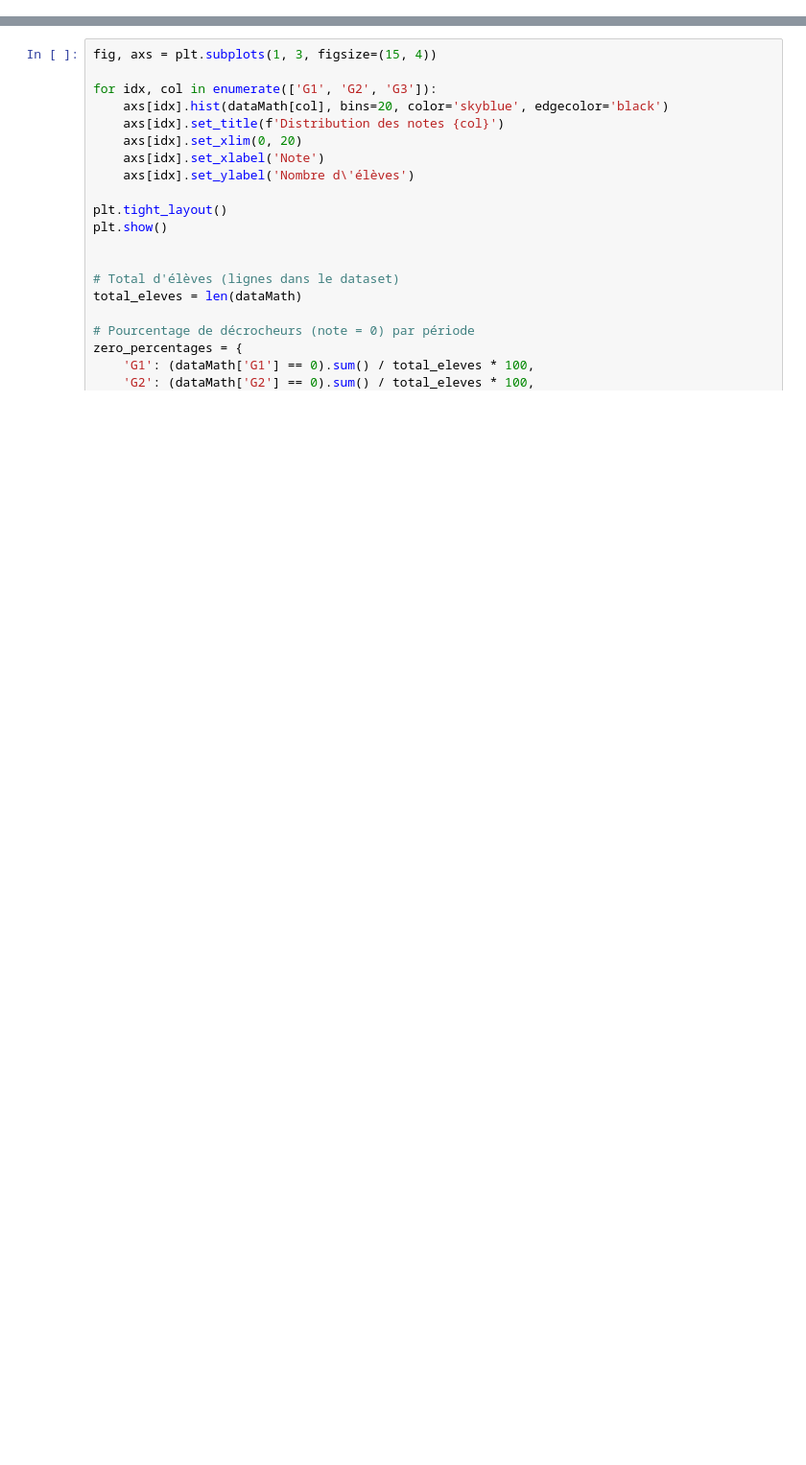
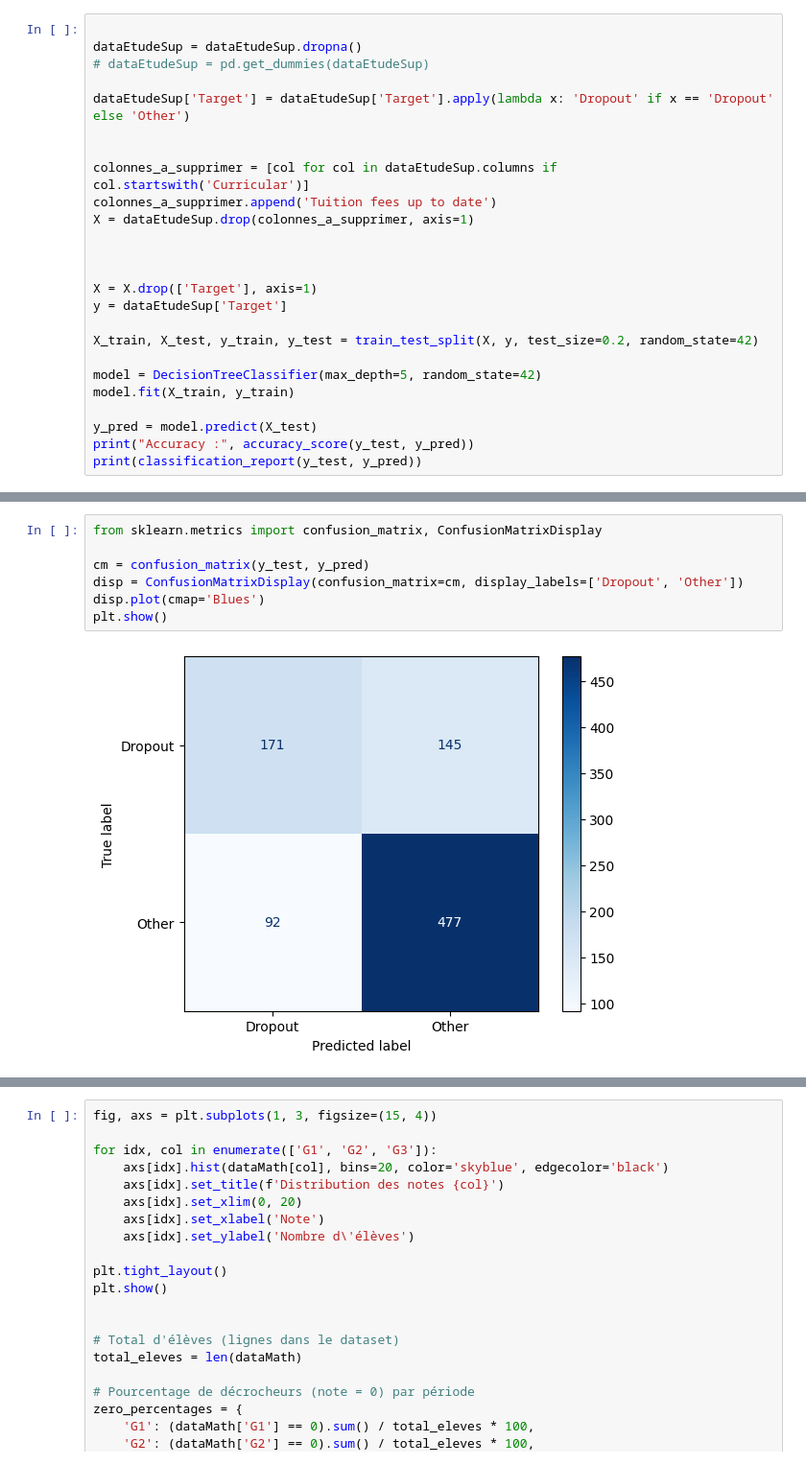
Before and after one commit to rjonathan/du-mlia, a Jupyter notebook: script1.ipynb, the cells around one changed output, grey strips where cells are left out. Shown at 96% size. Saved outputs shown, nothing was run; the diff lists cells and outputs as text; blank space fills up the shorter version.

```diff
--- a/script1.ipynb
+++ b/script1.ipynb
@@ -35,0 +176,25 @@ plt.show()
+# %%
+
+dataEtudeSup = dataEtudeSup.dropna()
+# dataEtudeSup = pd.get_dummies(dataEtudeSup)
+
+dataEtudeSup['Target'] = dataEtudeSup['Target'].apply(lambda x: 'Dropout' if x == 'Dropout' else 'Other')
+
+
+colonnes_a_supprimer = [col for col in dataEtudeSup.columns if col.startswith('Curricular')]
+colonnes_a_supprimer.append('Tuition fees up to date')
+X = dataEtudeSup.drop(colonnes_a_supprimer, axis=1)
+
+
+
+X = X.drop(['Target'], axis=1)
+y = dataEtudeSup['Target']
+
+X_train, X_test, y_train, y_test = train_test_split(X, y, test_size=0.2, random_state=42)
+
+model = DecisionTreeClassifier(max_depth=5, random_state=42)
+model.fit(X_train, y_train)
+
+y_pred = model.predict(X_test)
+print("Accuracy :", accuracy_score(y_test, y_pred))
+print(classification_report(y_test, y_pred))
@@ -35,0 +211,9 @@ plt.show()
+# %%
+from sklearn.metrics import confusion_matrix, ConfusionMatrixDisplay
+
+cm = confusion_matrix(y_test, y_pred)
+disp = ConfusionMatrixDisplay(confusion_matrix=cm, display_labels=['Dropout', 'Other'])
+disp.plot(cmap='Blues')
+plt.show()
+# %% [output]
+[figure, added]
```
Also changed, not shown: parts of 19 cells of this notebook, 3 other files.
